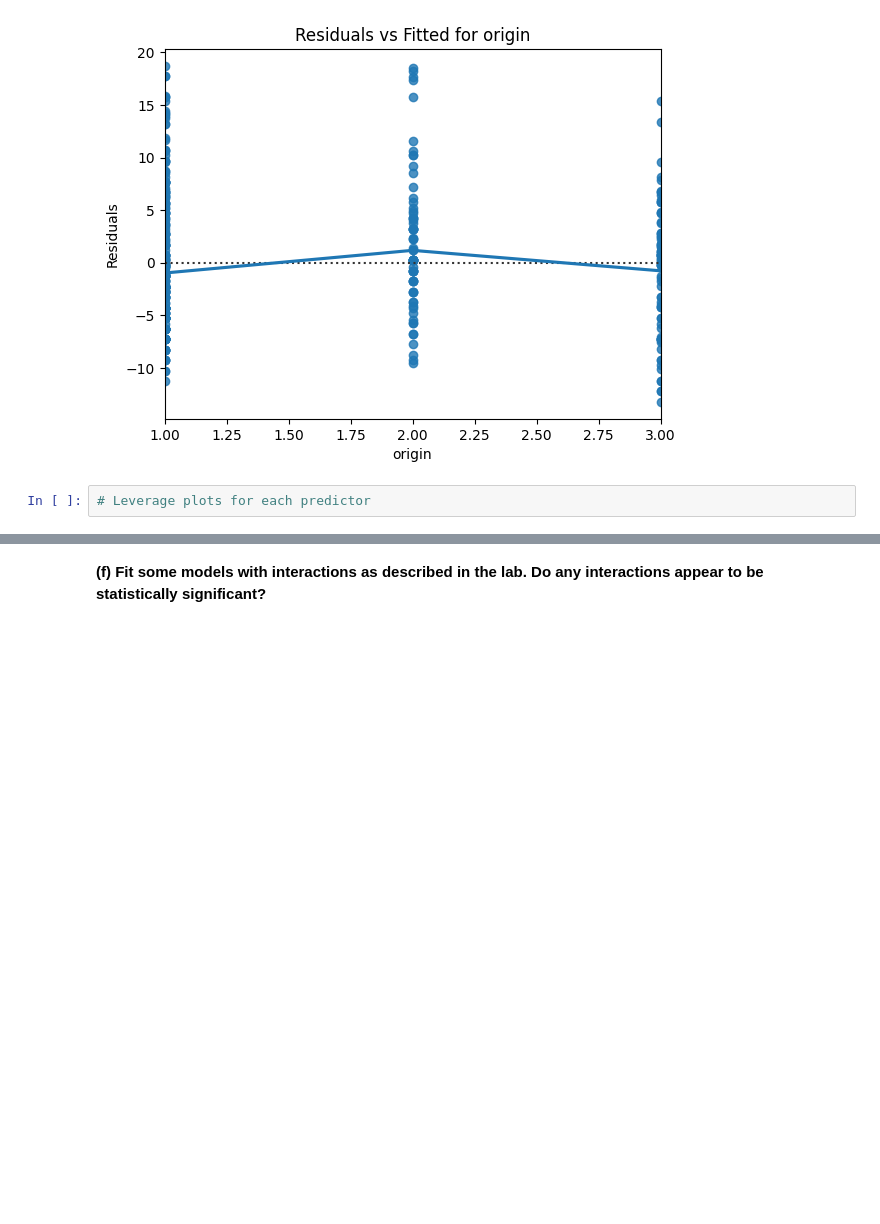
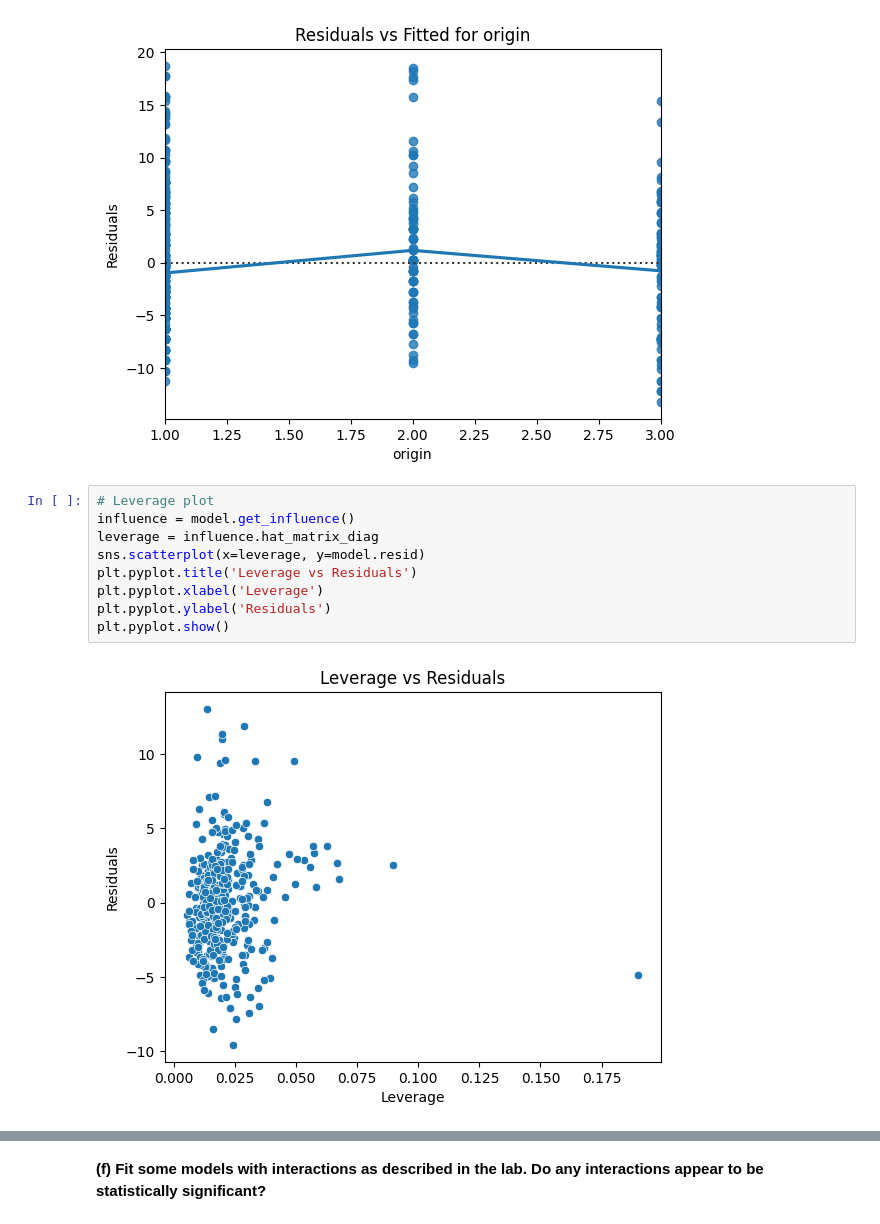
Before and after one commit to WillDBM/DATA-303, a Jupyter notebook: Lab/Armentrout_William_Lab3.ipynb, the cells around one changed output, grey strips where cells are left out. Cells and saved outputs as stored; diff of their text form; blank space fills up the shorter version.

```diff
--- a/Lab/Armentrout_William_Lab3.ipynb
+++ b/Lab/Armentrout_William_Lab3.ipynb
@@ -136,4 +141,13 @@ for var in ['cylinders', 'displacement', 'horsepower', 'weight', 'acceleration',
 [figure]
 [figure]
 # %%
-# Leverage plots for each predictor
+# Leverage plot
+influence = model.get_influence()
+leverage = influence.hat_matrix_diag
+sns.scatterplot(x=leverage, y=model.resid)
+plt.pyplot.title('Leverage vs Residuals')
+plt.pyplot.xlabel('Leverage')
+plt.pyplot.ylabel('Residuals')
+plt.pyplot.show()
+# %% [output]
+[figure, added]
```
Also changed, not shown: parts of 16 cells of this notebook.
